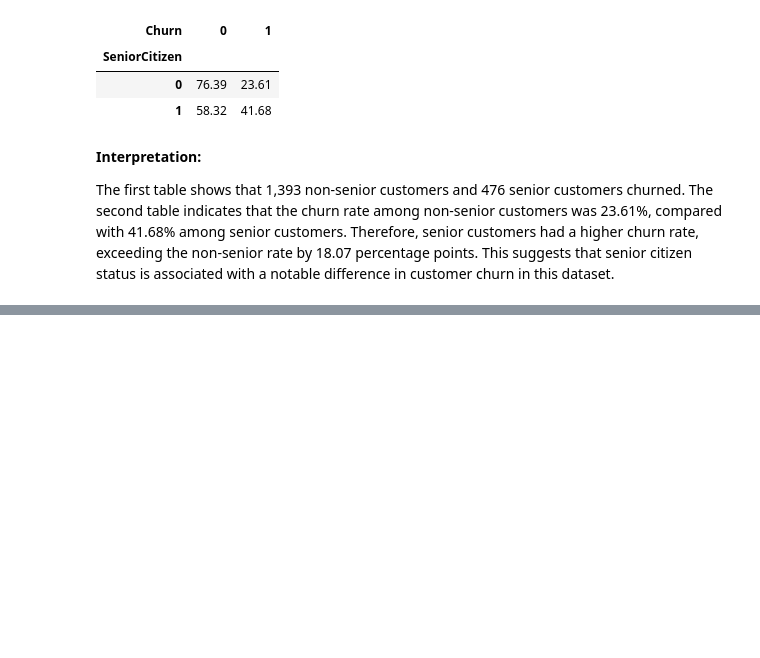
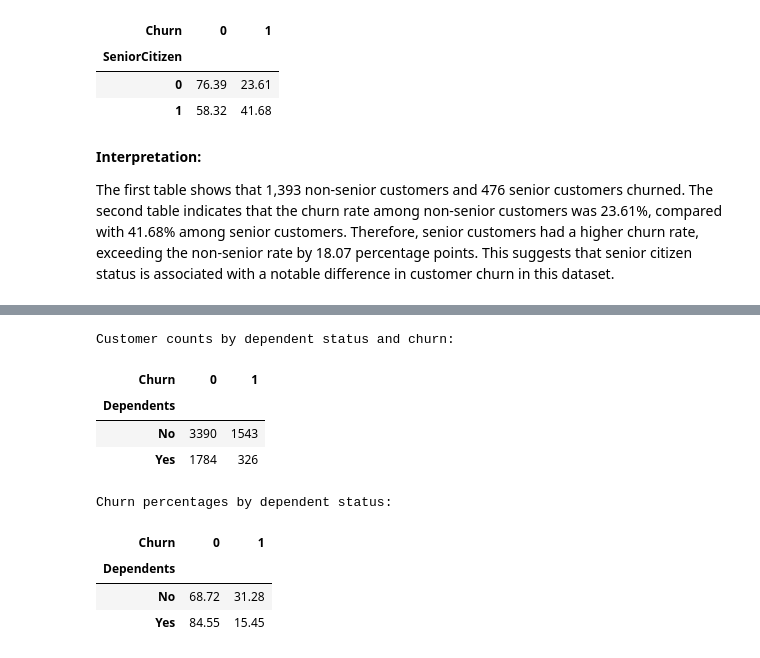
Before and after one commit to YvonneMukabera/computing-intelligence-lab-1, a Jupyter notebook: lab-1-telco-customer-churn-analysis.ipynb, the cells around one changed output, grey strips where cells are left out. Cells and saved outputs as stored; diff of their text form; code cells hidden in the pictures; blank space fills up the shorter version.

```diff
--- a/lab-1-telco-customer-churn-analysis.ipynb
+++ b/lab-1-telco-customer-churn-analysis.ipynb
@@ -342,0 +386,28 @@ The first table shows that 1,393 non-senior customers and 476 senior customers c
+# %%
+
+# Dependents and churn
+
+dependents_counts = pd.crosstab(df["Dependents"], df["Churn"])
+
+dependents_percentages = pd.crosstab(
+    df["Dependents"],
+    df["Churn"],
+    normalize="index"
+) * 100
+
+print("Customer counts by dependent status and churn:")
+display(dependents_counts)
+
+print("Churn percentages by dependent status:")
+display(dependents_percentages.round(2))
+# %% [output]
+Customer counts by dependent status and churn:
+| Churn | 0 | 1 |
+| Dependents |  |  |
+| No | 3390 | 1543 |
+| Yes | 1784 | 326 |
+Churn percentages by dependent status:
+| Churn | 0 | 1 |
+| Dependents |  |  |
+| No | 68.72 | 31.28 |
+| Yes | 84.55 | 15.45 |
```
Also changed, not shown: parts of 17 cells of this notebook.
